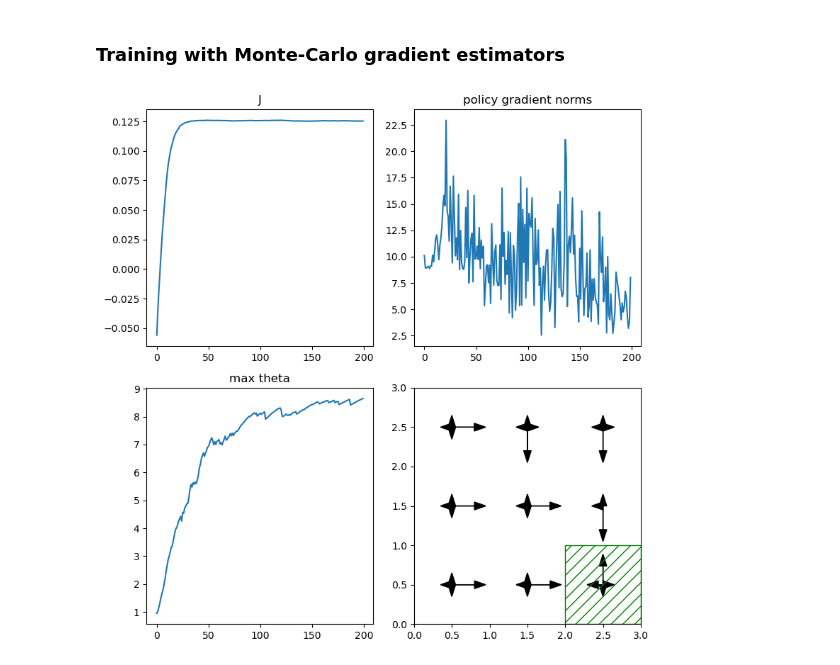
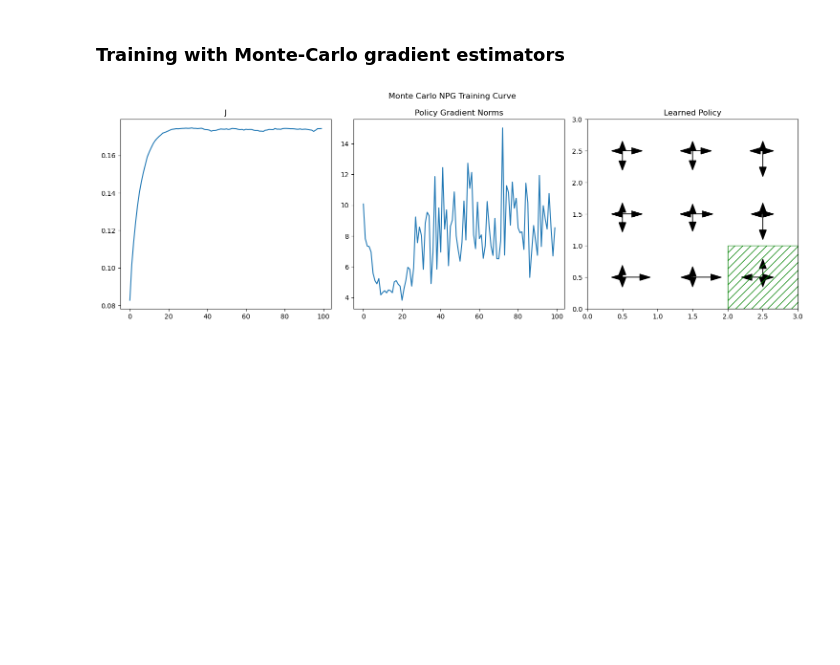
Before and after one commit to RenardDesNeiges/CIRL_Experiments, a Jupyter notebook: notebooks/pg_example.ipynb, the cells around one changed output. Cells and saved outputs as stored; diff of their text form; code cells hidden in the pictures; blank space fills up the shorter version.

```diff
--- a/notebooks/pg_example.ipynb
+++ b/notebooks/pg_example.ipynb
@@ -40,11 +51,5 @@ optimizers, trace = trainer.train(200)
-# %%
-fig, ax = plt.subplots(2,2,figsize=(8,8))
-TracePlotter.plotScalar(ax[0,0],'J',trace)
-TracePlotter.plotGradNorms(ax[0,1],'policy',trace)
-tmaxs=jnp.array([jnp.max(e['params']['policy']) for e in trace])
-ax[1,0].plot(tmaxs); ax[1,0].set_title('max theta')
-gridplot(mdp,ax[1,1],stochastic_policy=trainer.pFun(optimizers['policy']),goals=mdp.goals)
-fig.tight_layout()
-plt.show()
-# %% [output]
-[figure, removed]
+# %%
+plotPgTrace(    data_path="../logs/example_stoch_npg.pkl",
+                title="Monte Carlo NPG Training Curve")
+# %% [output]
+[figure, added]
```
Also changed, not shown: parts of 5 cells of this notebook, 19 other files.
